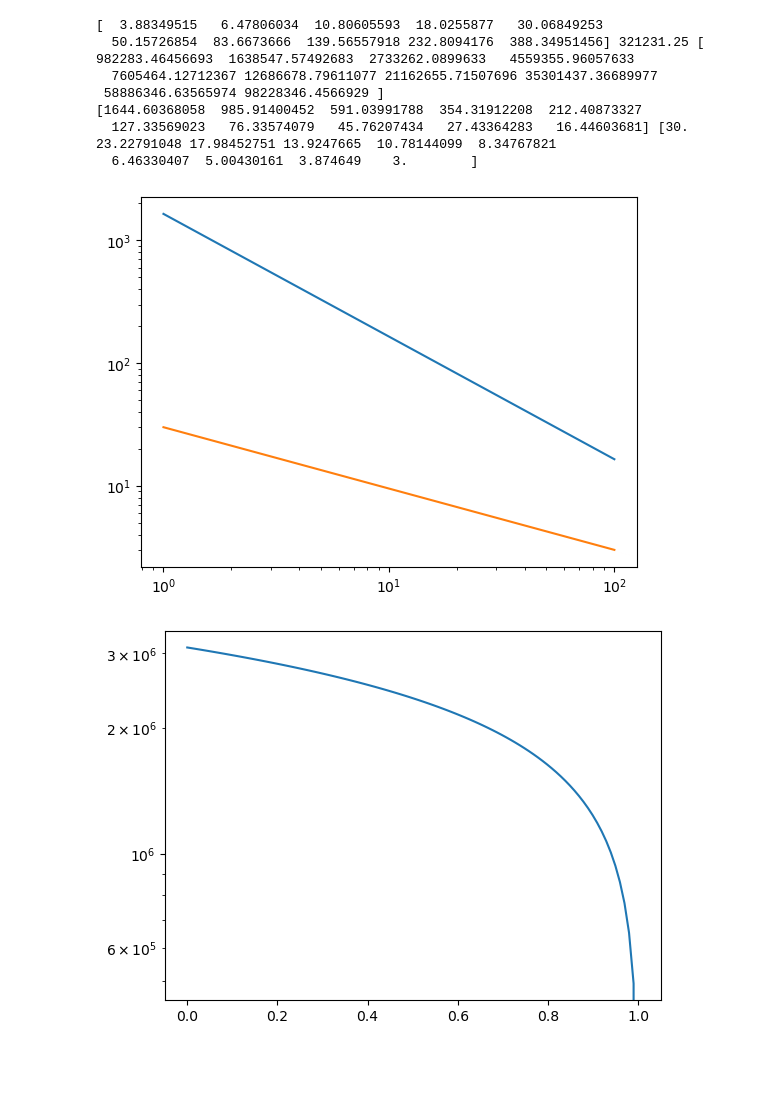
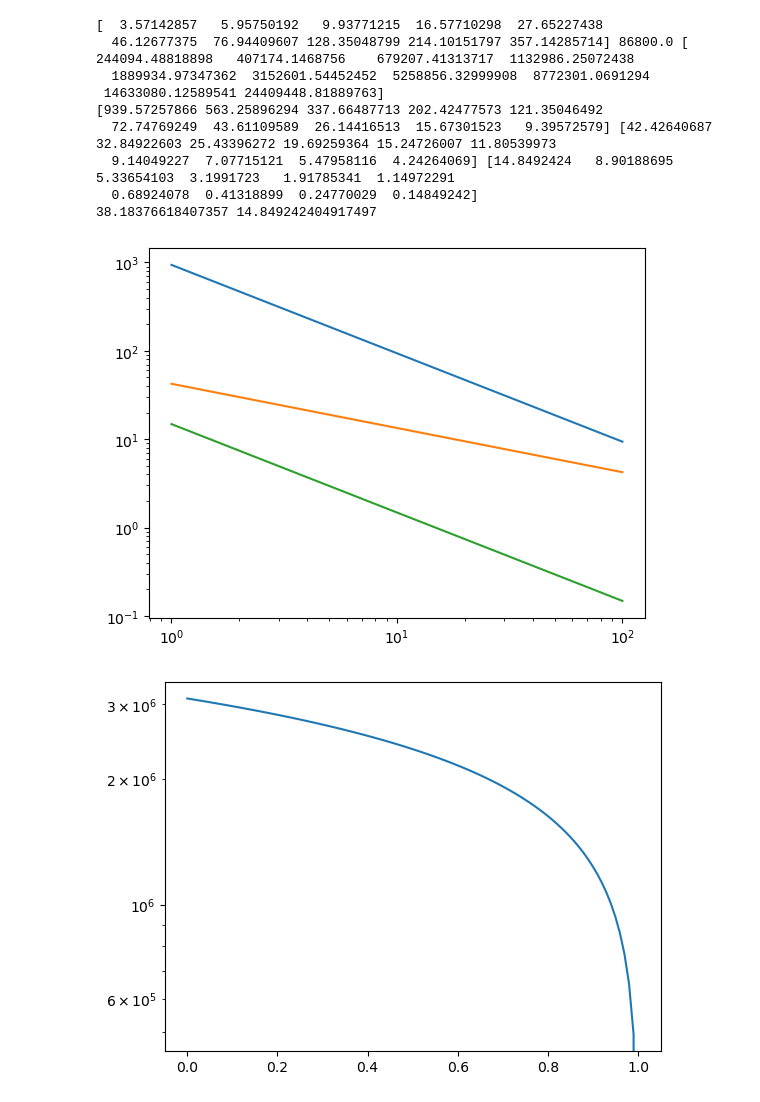
Before and after one commit to maedarn/code_tohoku, a Jupyter notebook: py/n-P-diagram_h5.ipynb, the cells around one changed output. Drawn from its saved outputs; the diff is of its cells as text; code cells hidden in the pictures; blank space fills up the shorter version.

```diff
--- a/py/n-P-diagram_h5.ipynb
+++ b/py/n-P-diagram_h5.ipynb
@@ -110,43 +267,52 @@ import matplotlib.pyplot as plt
 import numpy as np
 
 #---parameters---
-M=10.0
+M=5.0
 cs0=10.0
 v0=M*cs0 #100.0
 T0=10000.0
 gmm=5.0/3.0
 mu=1.27
 Z=0.0001
 Tline=100.0
 delta=0.2
+B0=1.0
 #---parameters---
 
 #n0 = 1.0#np.linspace( -4, 3, 8)
 n0log = np.linspace( 0.0, 2.0,10)
 n0=10.0**(n0log)
 n1 = n0*(gmm+1.0)*M*M/((gmm-1.0)*M*M+2.0)
 T1 = T0*(2.0*gmm*M*M-(gmm-1.0))*((gmm-1.0)*M*M+2.0)/((gmm+1.0)**2*M*M)
 p1=n1*T1/mu
 print(n1,T1,p1)
 
 tcool = 0.4*(Z/1.0)**(-1.0)*(n1/1.0)**(-3.0/2.0)*(p1/1.e5)**(0.5)*np.exp(0.01*(Tline/100.0)*(n1/1.0)*(p1/1.e5)**(-1.0))
 tg=30.0*(delta/0.2)**(-0.1)*(n0/1.0)**(-0.5)*(M/10)**(-0.5)
-print(tcool,tg)
+tg_bf = 0.35*(n0/300)**(-1.0)*(v0/10.0)**(-0.5)*(B0/10.0)**0.5
+print(tcool,tg,tg_bf)
+tg_bf1 = 0.35*(1/300)**(-1.0)*(v0/10.0)**(-0.5)*(B0/10.0)**0.5
+L_bf = 0.9*(1/300)**(-1.0)*(v0/10.0)**(-0.5)*(B0/10.0)**0.5
+print(L_bf,tg_bf1)
+
 
 plt.plot(n0, tcool)
 plt.plot(n0, tg)
+plt.plot(n0, tg_bf)
 plt.xscale('log')
 plt.yscale('log')
 plt.show()
 # %% [output]
-[  3.88349515   6.47806034  10.80605593  18.0255877   30.06849253
-  50.15726854  83.6673666  139.56557918 232.8094176  388.34951456] 321231.25 [  982283.46456693  1638547.57492683  2733262.0899633   4559355.96057633
-  7605464.12712367 12686678.79611077 21162655.71507696 35301437.36689977
- 58886346.63565974 98228346.4566929 ]
-[1644.60368058  985.91400452  591.03991788  354.31912208  212.40873327
-  127.33569023   76.33574079   45.76207434   27.43364283   16.44603681] [30.         23.22791048 17.98452751 13.9247665  10.78144099  8.34767821
-  6.46330407  5.00430161  3.874649    3.        ]
+[  3.57142857   5.95750192   9.93771215  16.57710298  27.65227438
+  46.12677375  76.94409607 128.35048799 214.10151797 357.14285714] 86800.0 [  244094.48818898   407174.1468756    679207.41313717  1132986.25072438
+  1889934.97347362  3152601.54452452  5258856.32999908  8772301.0691294
+ 14633080.12589541 24409448.81889763]
+[939.57257866 563.25896294 337.66487713 202.42477573 121.35046492
+  72.74769249  43.61109589  26.14416513  15.67301523   9.39572579] [42.42640687 32.84922603 25.43396272 19.69259364 15.24726007 11.80539973
+  9.14049227  7.07715121  5.47958116  4.24264069] [14.8492424   8.90188695  5.33654103  3.1991723   1.91785341  1.14972291
+  0.68924078  0.41318899  0.24770029  0.14849242]
+38.18376618407357 14.849242404917497
-[figure, old version]
+[figure, new version]
 # %%
 import matplotlib.pyplot as plt
 import numpy as np
```
Also changed, not shown: parts of 6 cells of this notebook, 43 other files.
